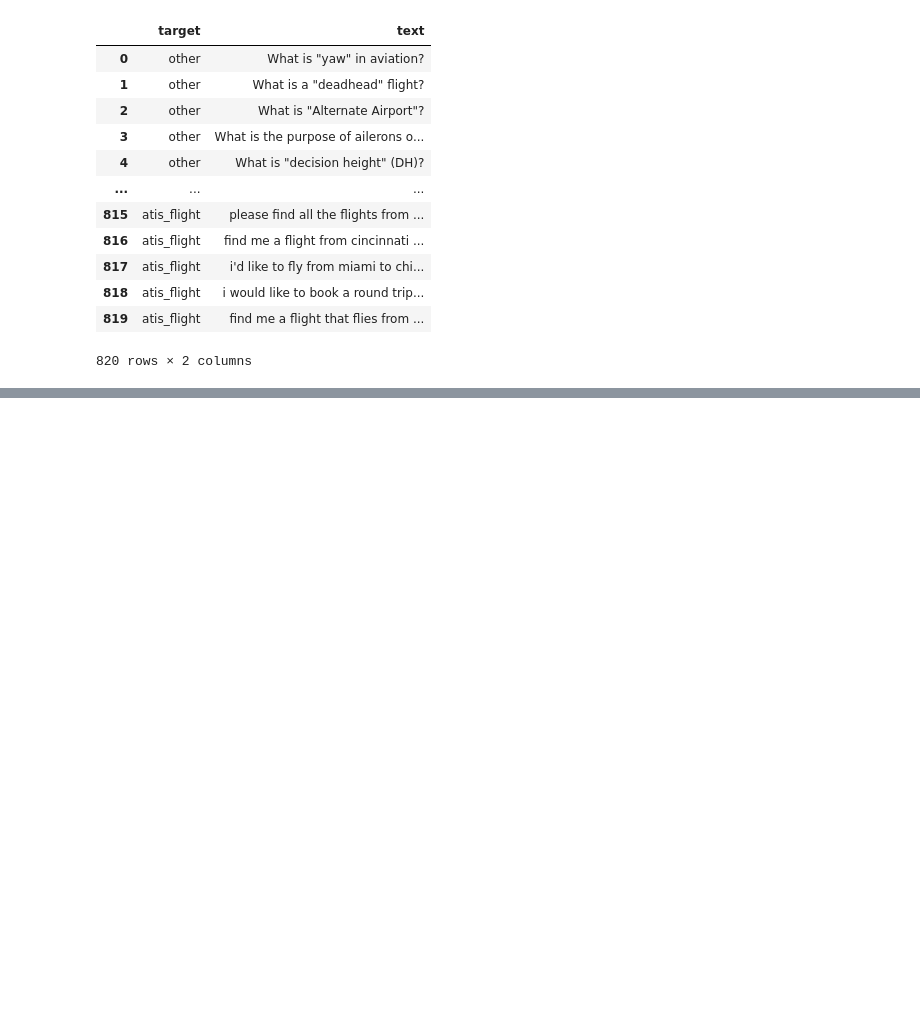
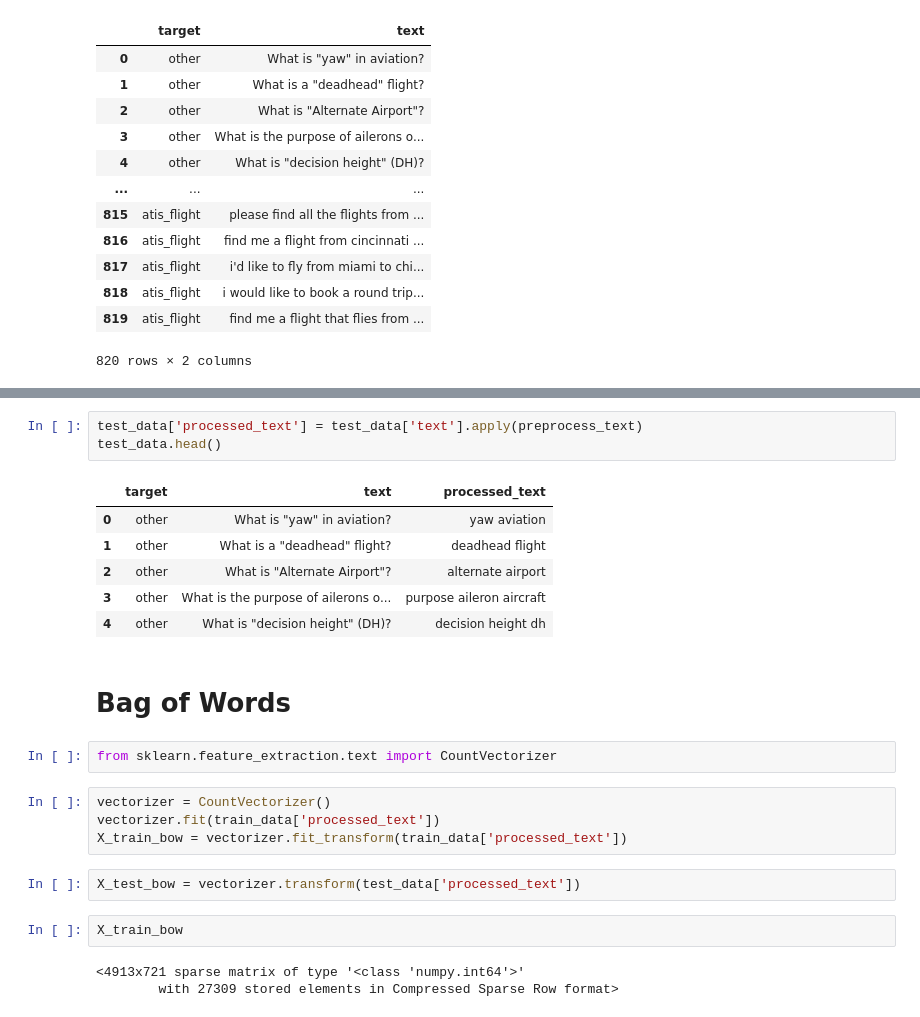
Before and after one commit to v1lton/chatbot, a Jupyter notebook: intent.ipynb, the cells around one changed output, grey strips where cells are left out. Drawn from its saved outputs; the diff is of its cells as text; blank space fills up the shorter version.

```diff
--- a/intent.ipynb
+++ b/intent.ipynb
@@ -321,0 +127,25 @@ atis_ground_service       0.97      0.97      0.97        36
+# %%
+test_data['processed_text'] = test_data['text'].apply(preprocess_text)
+test_data.head()
+# %% [output]
+|  | target | text | processed_text |
+| 0 | other | What is "yaw" in aviation? | yaw aviation |
+| 1 | other | What is a "deadhead" flight? | deadhead flight |
+| 2 | other | What is "Alternate Airport"? | alternate airport |
+| 3 | other | What is the purpose of ailerons o... | purpose aileron aircraft |
+| 4 | other | What is "decision height" (DH)? | decision height dh |
+# %% [markdown]
+# Bag of Words
+# %%
+from sklearn.feature_extraction.text import CountVectorizer
+# %%
+vectorizer = CountVectorizer()
+vectorizer.fit(train_data['processed_text'])
+X_train_bow = vectorizer.fit_transform(train_data['processed_text'])
+# %%
+X_test_bow = vectorizer.transform(test_data['processed_text'])
+# %%
+X_train_bow
+# %% [output]
+<4913x721 sparse matrix of type '<class 'numpy.int64'>'
+        with 27309 stored elements in Compressed Sparse Row format>
```
Also changed, not shown: parts of 40 cells of this notebook.
